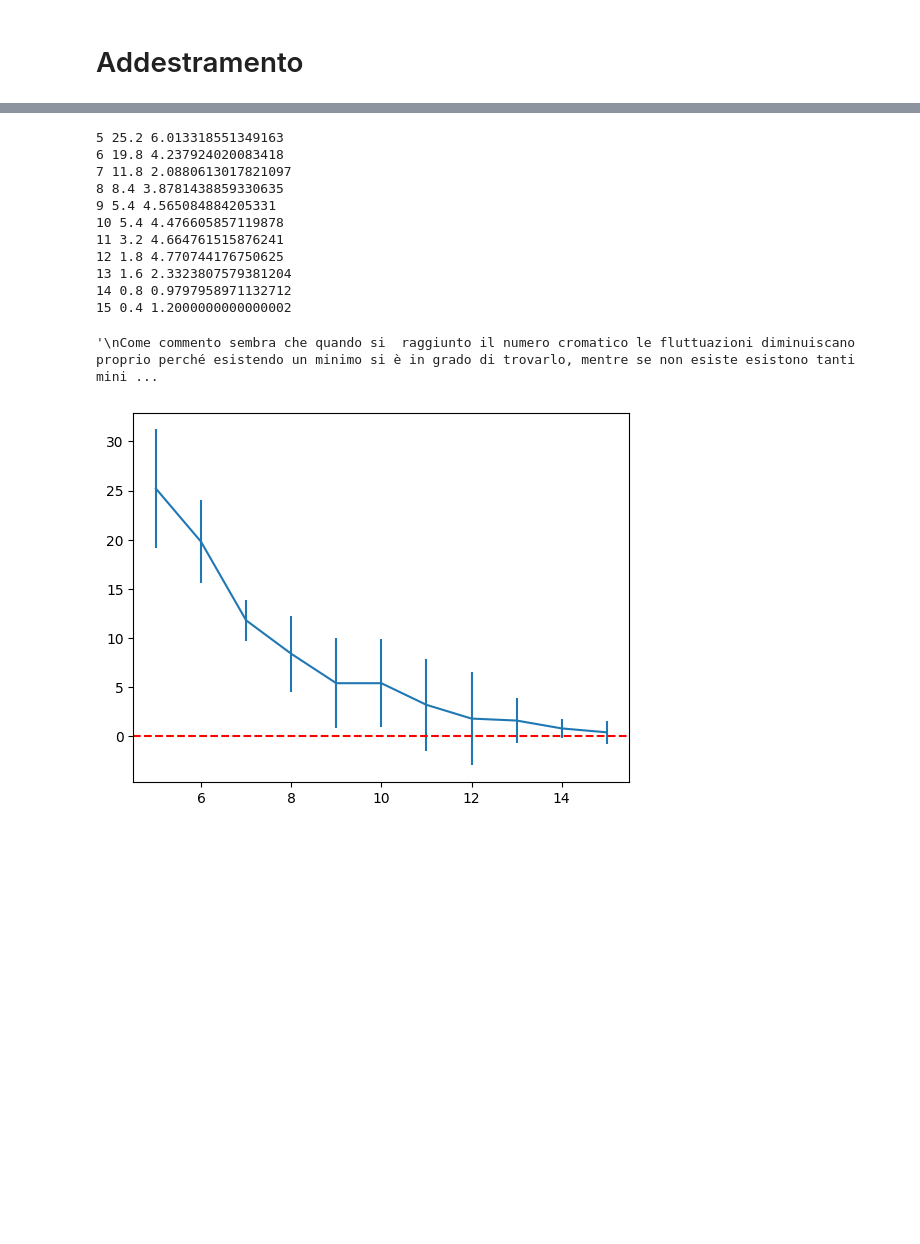
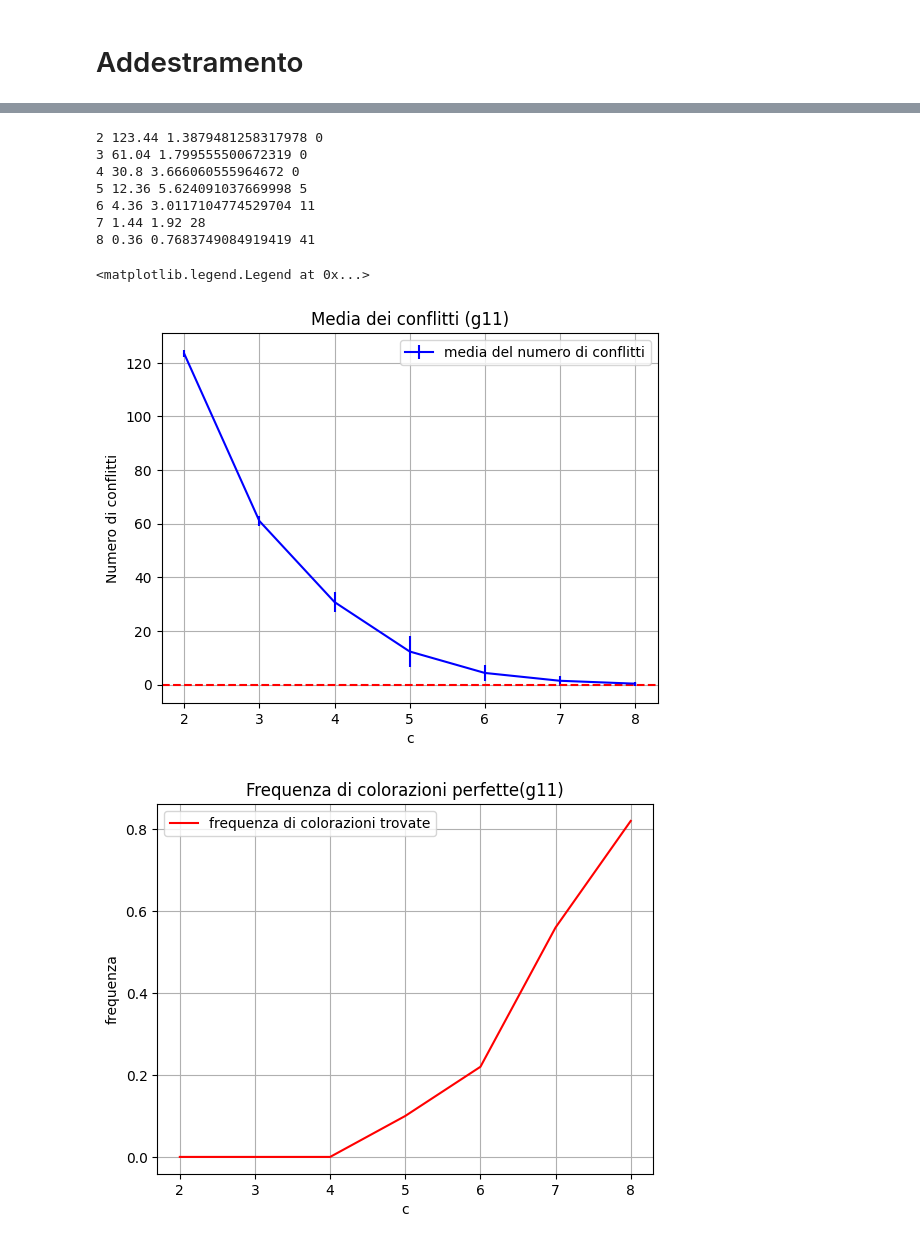
Before and after one commit to m9rc0/progettoML2026, a Jupyter notebook: marco.ipynb, the cells around one changed output, grey strips where cells are left out. Saved outputs shown, nothing was run; the diff lists cells and outputs as text; code cells hidden in the pictures; blank space fills up the shorter version.

```diff
--- a/marco.ipynb
+++ b/marco.ipynb
@@ -383,15 +361,13 @@ def pott_energy_normal(pred, edge_index):
     return edge_energy.sum()
 # %%
 # proviamo a vedere che tutto funzioni
-
-#model.apply(custom_weight_init)
 data11.x = torch.randn(data11.num_nodes, 1)
 data11 = data11.to(device)
 
 
 pred = model(data11)
 
-loss = potts_energy_differentiable(pred, data11.edge_index)
+loss = my_loss(pred, data11.edge_index, 0.01)
 conflitti = pott_energy_normal(pred, data11.edge_index)
 
 print('Loss: ', loss.item())
@@ -501,34 +527,43 @@ def train_ensemble(data, c, num_sim=10):
 # %%
 # adesso i loop di allenamenti
-cmin = 5
-cmax = 16
+cmin = 2
+cmax = 9
 conflitti_medie = []
 conflitti_std = []
+frequenze_colorazioni = []
 for c in range(cmin, cmax):
-    media, dev = train_ensemble(data11, c)
+    media, dev, colorazioni_perfette = train_ensemble(data11, c)
     conflitti_medie.append(media)
     conflitti_std.append(dev)
-    print(c, media, dev)
+    frequenze_colorazioni.append(colorazioni_perfette/float(50))
+    print(c, media, dev,colorazioni_perfette)
 # %% [output]
-5 25.2 6.013318551349163
-6 19.8 4.237924020083418
-7 11.8 2.0880613017821097
-8 8.4 3.8781438859330635
-9 5.4 4.565084884205331
-10 5.4 4.476605857119878
-11 3.2 4.664761515876241
-12 1.8 4.770744176750625
-13 1.6 2.3323807579381204
-14 0.8 0.9797958971132712
-15 0.4 1.2000000000000002
+2 123.44 1.3879481258317978 0
+3 61.04 1.799555500672319 0
+4 30.8 3.666060555964672 0
+5 12.36 5.624091037669998 5
+6 4.36 3.0117104774529704 11
+7 1.44 1.92 28
+8 0.36 0.7683749084919419 41
-# %%
-plt.figure()
-plt.errorbar(range(cmin, cmax), conflitti_medie, yerr=conflitti_std)
-plt.axhline(0, color='red', linestyle='--')
-
-"""
-Come commento sembra che quando si  raggiunto il numero cromatico le fluttuazioni diminuiscano proprio perché esistendo un minimo si è in grado di trovarlo, mentre se non esiste esistono tanti minimi locali
-"""
-# %% [output]
-'\nCome commento sembra che quando si  raggiunto il numero cromatico le fluttuazioni diminuiscano proprio perché esistendo un minimo si è in grado di trovarlo, mentre se non esiste esistono tanti mini ...
-[figure, removed]
+# %%
+plt.figure()
+plt.errorbar(range(cmin, cmax), conflitti_medie, yerr=conflitti_std, label = 'media del numero di conflitti', color = 'blue')
+plt.axhline(0, color='red', linestyle='--')
+
+plt.title('Media dei conflitti (g11)')
+plt.grid()
+plt.xlabel('c')
+plt.ylabel('Numero di conflitti')
+plt.legend()
+
+plt.figure()
+plt.title('Frequenza di colorazioni perfette(g11)')
+plt.xlabel('c')
+plt.grid()
+plt.ylabel('frequenza')
+plt.plot(range(cmin, cmax), frequenze_colorazioni, color = 'red', label = 'frequenza di colorazioni trovate')
+plt.legend()
+# %% [output]
+<matplotlib.legend.Legend at 0x...>
+[figure, added]
+[figure, added]
```
Also changed, not shown: parts of 20 cells of this notebook.
